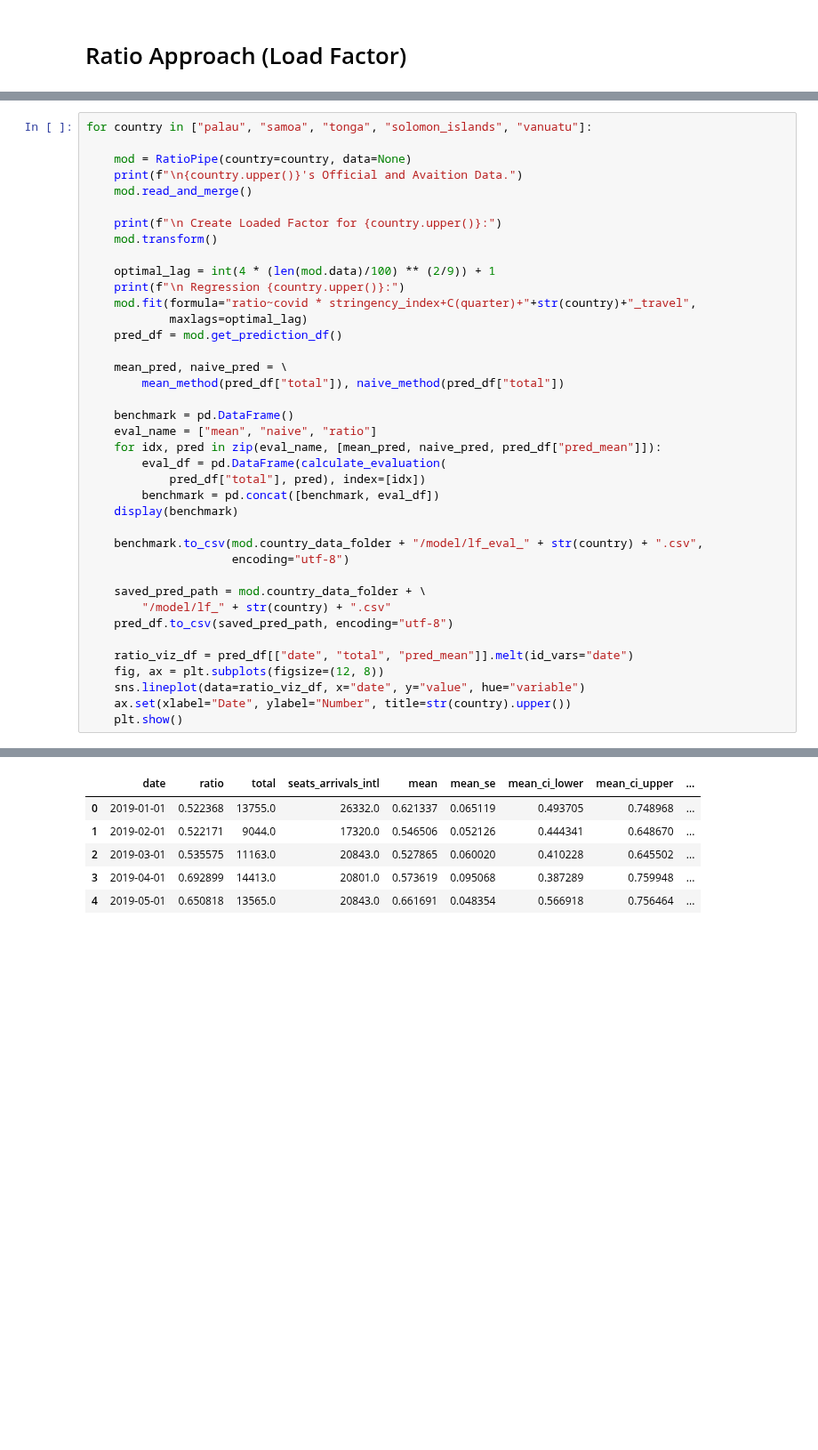
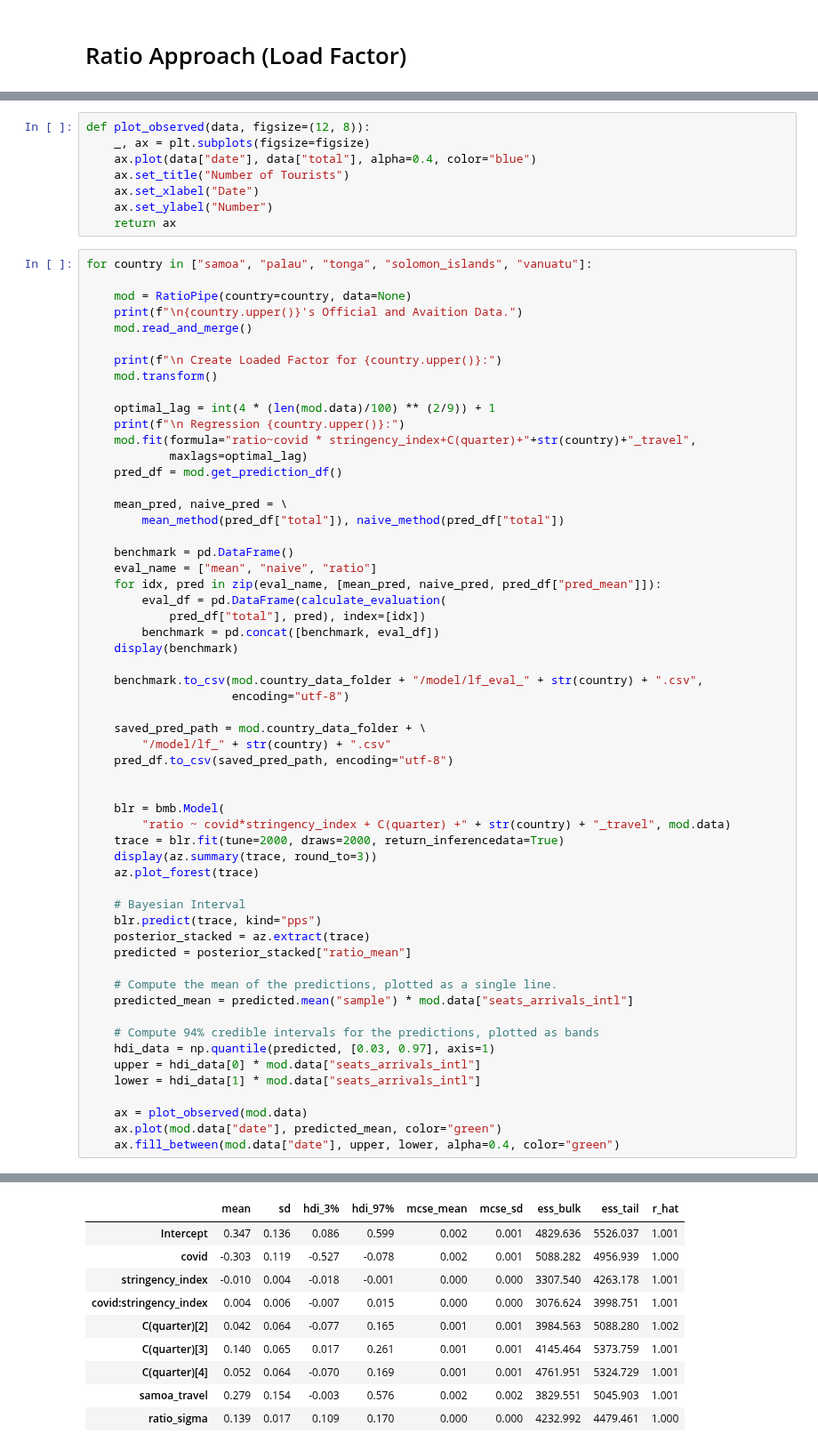
Before and after one commit to worldbank/pacific-observatory, a Jupyter notebook: docs/tourism/mtsa_ratio.ipynb, the cells around one changed output, grey strips where cells are left out. Shown at 89% size. Saved outputs shown, nothing was run; the diff lists cells and outputs as text; blank space fills up the shorter version.

Commit message:
update tourism modeling

```diff
--- a/docs/tourism/mtsa_ratio.ipynb
+++ b/docs/tourism/mtsa_ratio.ipynb
@@ -16,5 +29,13 @@ import matplotlib.pyplot as plt
+# %%
+def plot_observed(data, figsize=(12, 8)):
+    _, ax = plt.subplots(figsize=figsize)
+    ax.plot(data["date"], data["total"], alpha=0.4, color="blue")
+    ax.set_title("Number of Tourists")
+    ax.set_xlabel("Date")
+    ax.set_ylabel("Number")
+    return ax
 # %%
-for country in ["palau", "samoa", "tonga", "solomon_islands", "vanuatu"]:
+for country in ["samoa", "palau", "tonga", "solomon_islands", "vanuatu"]:
 
     mod = RatioPipe(country=country, data=None)
     print(f"\n{country.upper()}'s Official and Avaition Data.")
@@ -47,9 +68,27 @@ for country in ["palau", "samoa", "tonga", "solomon_islands", "vanuatu"]:
         "/model/lf_" + str(country) + ".csv"
     pred_df.to_csv(saved_pred_path, encoding="utf-8")
 
-    ratio_viz_df = pred_df[["date", "total", "pred_mean"]].melt(id_vars="date")
-    fig, ax = plt.subplots(figsize=(12, 8))
-    sns.lineplot(data=ratio_viz_df, x="date", y="value", hue="variable")
-    ax.set(xlabel="Date", ylabel="Number", title=str(country).upper())
-    plt.show()
+
+    blr = bmb.Model(
+        "ratio ~ covid*stringency_index + C(quarter) +" + str(country) + "_travel", mod.data)
+    trace = blr.fit(tune=2000, draws=2000, return_inferencedata=True)
+    display(az.summary(trace, round_to=3))
+    az.plot_forest(trace)
+
+    # Bayesian Interval
+    blr.predict(trace, kind="pps")
+    posterior_stacked = az.extract(trace)
+    predicted = posterior_stacked["ratio_mean"]
+
+    # Compute the mean of the predictions, plotted as a single line.
+    predicted_mean = predicted.mean("sample") * mod.data["seats_arrivals_intl"]
+
+    # Compute 94% credible intervals for the predictions, plotted as bands
+    hdi_data = np.quantile(predicted, [0.03, 0.97], axis=1)
+    upper = hdi_data[0] * mod.data["seats_arrivals_intl"]
+    lower = hdi_data[1] * mod.data["seats_arrivals_intl"]
+
+    ax = plot_observed(mod.data)
+    ax.plot(mod.data["date"], predicted_mean, color="green")
+    ax.fill_between(mod.data["date"], upper, lower, alpha=0.4, color="green")
 # %% [output]
@@ -101,6 +128,10 @@ Notes:
-|  | date | ratio | total | seats_arrivals_intl | mean | mean_se | mean_ci_lower | mean_ci_upper | ... |
-| 0 | 2019-01-01 | 0.522368 | 13755.0 | 26332.0 | 0.621337 | 0.065119 | 0.493705 | 0.748968 | ... |
-| 1 | 2019-02-01 | 0.522171 | 9044.0 | 17320.0 | 0.546506 | 0.052126 | 0.444341 | 0.648670 | ... |
-| 2 | 2019-03-01 | 0.535575 | 11163.0 | 20843.0 | 0.527865 | 0.060020 | 0.410228 | 0.645502 | ... |
-| 3 | 2019-04-01 | 0.692899 | 14413.0 | 20801.0 | 0.573619 | 0.095068 | 0.387289 | 0.759948 | ... |
-| 4 | 2019-05-01 | 0.650818 | 13565.0 | 20843.0 | 0.661691 | 0.048354 | 0.566918 | 0.756464 | ... |
+|  | mean | sd | hdi_3% | hdi_97% | mcse_mean | mcse_sd | ess_bulk | ess_tail | r_hat |
+| Intercept | 0.347 | 0.136 | 0.086 | 0.599 | 0.002 | 0.001 | 4829.636 | 5526.037 | 1.001 |
+| covid | -0.303 | 0.119 | -0.527 | -0.078 | 0.002 | 0.001 | 5088.282 | 4956.939 | 1.000 |
+| stringency_index | -0.010 | 0.004 | -0.018 | -0.001 | 0.000 | 0.000 | 3307.540 | 4263.178 | 1.001 |
+| covid:stringency_index | 0.004 | 0.006 | -0.007 | 0.015 | 0.000 | 0.000 | 3076.624 | 3998.751 | 1.001 |
+| C(quarter)[2] | 0.042 | 0.064 | -0.077 | 0.165 | 0.001 | 0.001 | 3984.563 | 5088.280 | 1.002 |
+| C(quarter)[3] | 0.140 | 0.065 | 0.017 | 0.261 | 0.001 | 0.001 | 4145.464 | 5373.759 | 1.001 |
+| C(quarter)[4] | 0.052 | 0.064 | -0.070 | 0.169 | 0.001 | 0.001 | 4761.951 | 5324.729 | 1.001 |
+| samoa_travel | 0.279 | 0.154 | -0.003 | 0.576 | 0.002 | 0.002 | 3829.551 | 5045.903 | 1.001 |
+| ratio_sigma | 0.139 | 0.017 | 0.109 | 0.170 | 0.000 | 0.000 | 4232.992 | 4479.461 | 1.000 |
```
Also changed, not shown: parts of 2 cells of this notebook, 1 other file.
